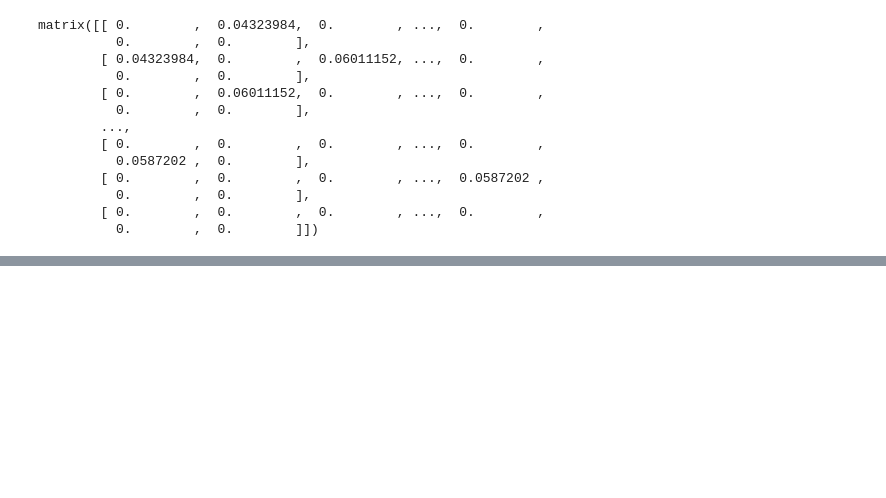
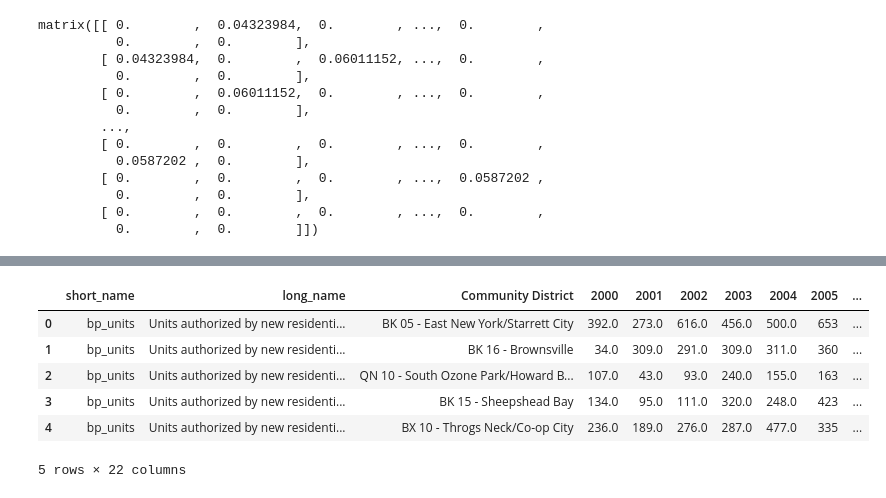
Before and after one commit to msgiles/am231final, a Jupyter notebook: notebooks/work.ipynb, the cells around one changed output, grey strips where cells are left out. Saved outputs shown, nothing was run; the diff lists cells and outputs as text; code cells hidden in the pictures; blank space fills up the shorter version.

```diff
--- a/notebooks/work.ipynb
+++ b/notebooks/work.ipynb
@@ -136,0 +180,10 @@ matrix([[ 0.        ,  0.04323984,  0.        , ...,  0.        ,
+# %%
+new_units.head()
+# %% [output]
+|  | short_name | long_name | Community District | 2000 | 2001 | 2002 | 2003 | 2004 | 2005 | ... |
+| 0 | bp_units | Units authorized by new residenti... | BK 05 - East New York/Starrett City | 392.0 | 273.0 | 616.0 | 456.0 | 500.0 | 653 | ... |
+| 1 | bp_units | Units authorized by new residenti... | BK 16 - Brownsville | 34.0 | 309.0 | 291.0 | 309.0 | 311.0 | 360 | ... |
+| 2 | bp_units | Units authorized by new residenti... | QN 10 - South Ozone Park/Howard B... | 107.0 | 43.0 | 93.0 | 240.0 | 155.0 | 163 | ... |
+| 3 | bp_units | Units authorized by new residenti... | BK 15 - Sheepshead Bay | 134.0 | 95.0 | 111.0 | 320.0 | 248.0 | 423 | ... |
+| 4 | bp_units | Units authorized by new residenti... | BX 10 - Throgs Neck/Co-op City | 236.0 | 189.0 | 276.0 | 287.0 | 477.0 | 335 | ... |
+5 rows × 22 columns
```
Also changed, not shown: parts of 8 cells of this notebook, 1 other file.
